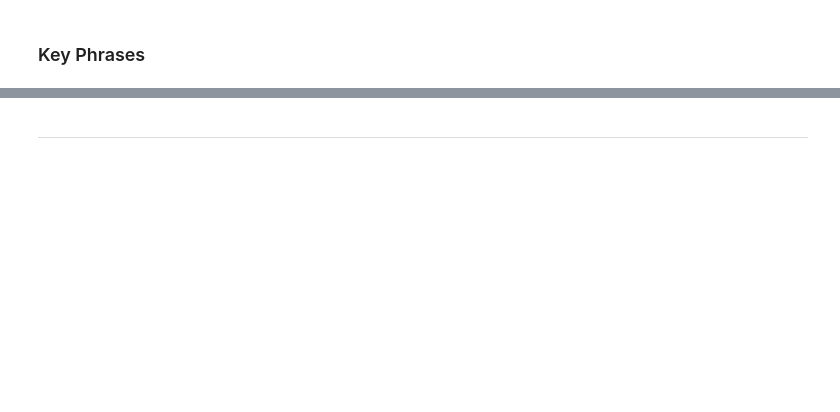
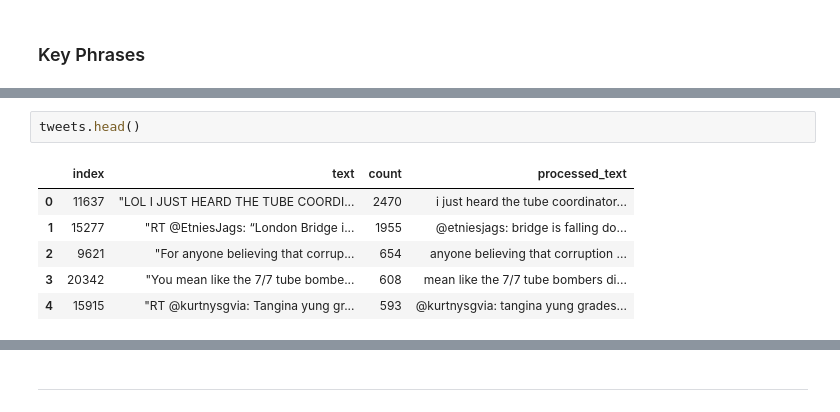
Before and after one commit to agarwal22megha/tweet-categorisation, a Jupyter notebook: twitter_feed_analysis.ipynb, the cells around one changed output, grey strips where cells are left out. Cells and saved outputs as stored; diff of their text form; blank space fills up the shorter version.

```diff
--- a/twitter_feed_analysis.ipynb
+++ b/twitter_feed_analysis.ipynb
@@ -140,0 +206,9 @@ len(key_phrases_df)
+# %%
+tweets.head()
+# %% [output]
+|  | index | text | count | processed_text |
+| 0 | 11637 | "LOL I JUST HEARD THE TUBE COORDI... | 2470 | i just heard the tube coordinator... |
+| 1 | 15277 | "RT @EtniesJags: “London Bridge i... | 1955 | @etniesjags: bridge is falling do... |
+| 2 | 9621 | "For anyone believing that corrup... | 654 | anyone believing that corruption ... |
+| 3 | 20342 | "You mean like the 7/7 tube bombe... | 608 | mean like the 7/7 tube bombers di... |
+| 4 | 15915 | "RT @kurtnysgvia: Tangina yung gr... | 593 | @kurtnysgvia: tangina yung grades... |
```
Also changed, not shown: parts of 49 cells of this notebook, 2 other files.
